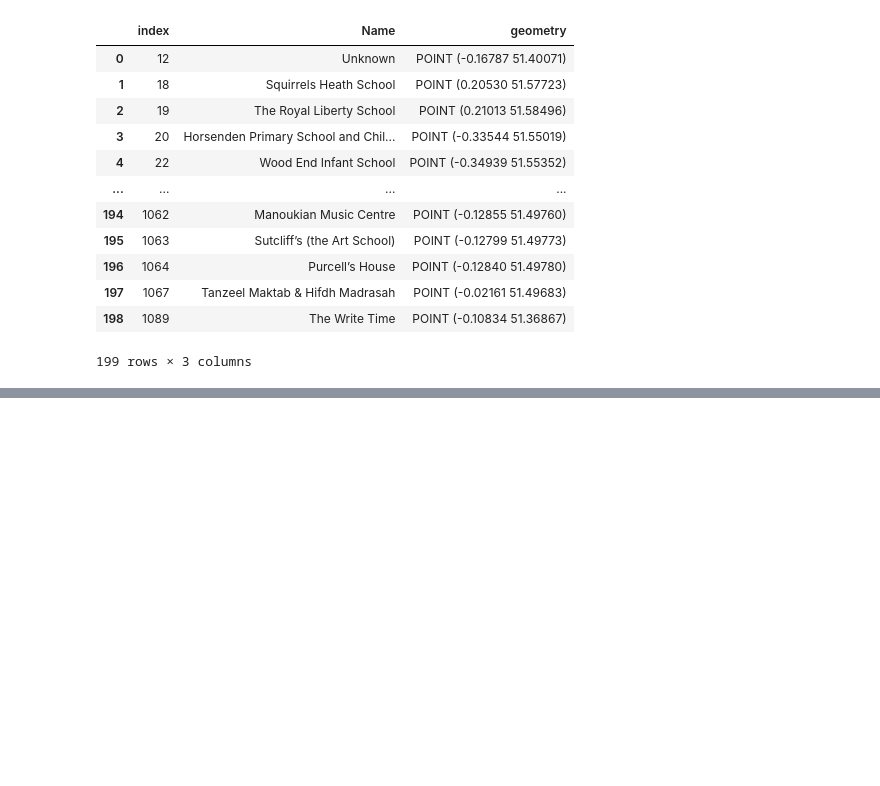
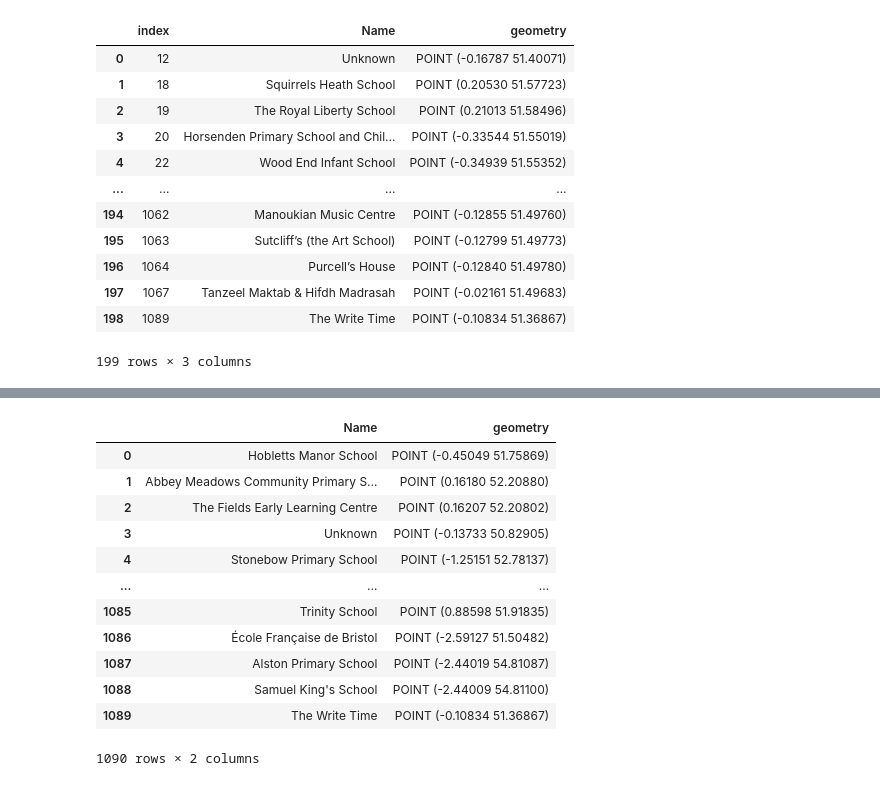
Before and after one commit to kanyipi/python_proj, a Jupyter notebook: maps_proj/london_proj.ipynb, the cells around one changed output, grey strips where cells are left out. Saved outputs shown, nothing was run; the diff lists cells and outputs as text; code cells hidden in the pictures; blank space fills up the shorter version.

```diff
--- a/maps_proj/london_proj.ipynb
+++ b/maps_proj/london_proj.ipynb
@@ -177,0 +154,16 @@ m_school
+# %%
+df_school
+# %% [output]
+|  | Name | geometry |
+| 0 | Hobletts Manor School | POINT (-0.45049 51.75869) |
+| 1 | Abbey Meadows Community Primary S... | POINT (0.16180 52.20880) |
+| 2 | The Fields Early Learning Centre | POINT (0.16207 52.20802) |
+| 3 | Unknown | POINT (-0.13733 50.82905) |
+| 4 | Stonebow Primary School | POINT (-1.25151 52.78137) |
+| ... | ... | ... |
+| 1085 | Trinity School | POINT (0.88598 51.91835) |
+| 1086 | École Française de Bristol | POINT (-2.59127 51.50482) |
+| 1087 | Alston Primary School | POINT (-2.44019 54.81087) |
+| 1088 | Samuel King's School | POINT (-2.44009 54.81100) |
+| 1089 | The Write Time | POINT (-0.10834 51.36867) |
+1090 rows × 2 columns
```
Also changed, not shown: parts of 3 cells of this notebook.
